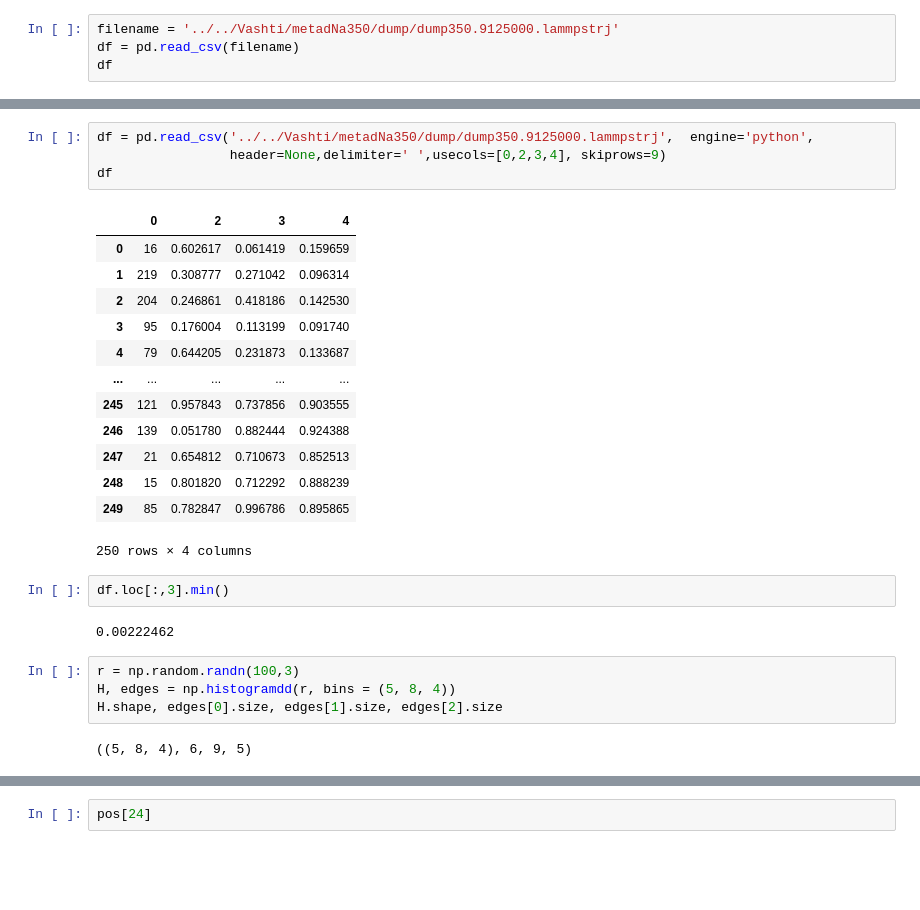
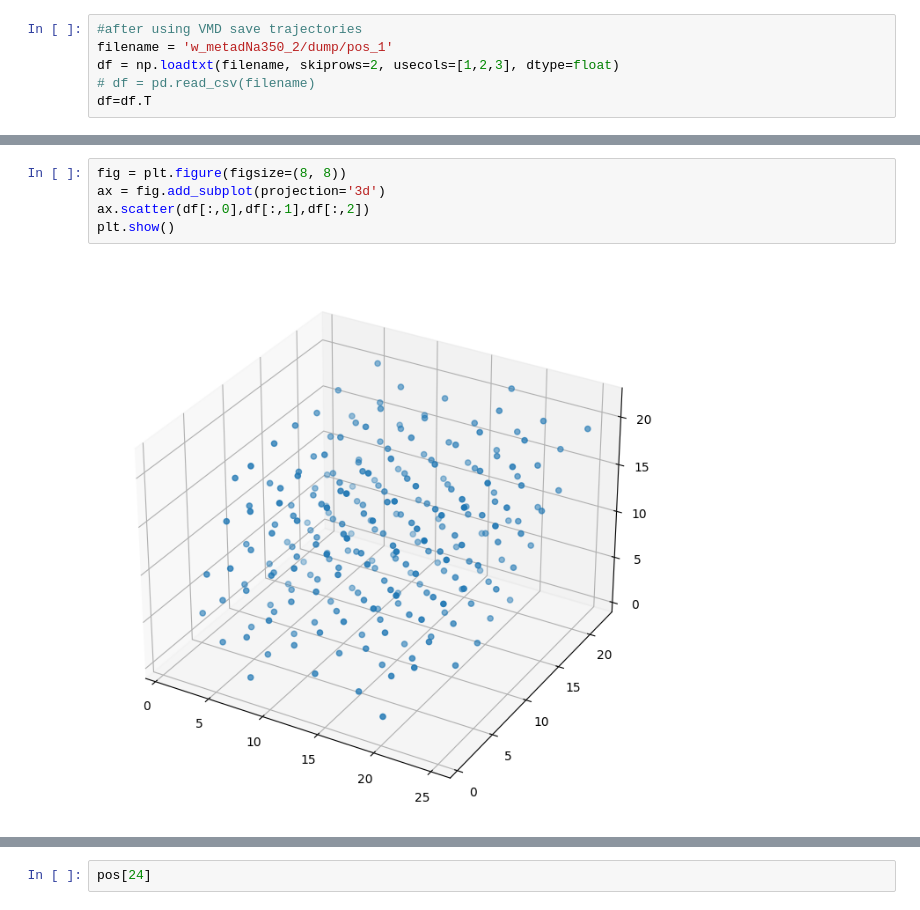
Before and after one commit to yaminbens/Proj23, a Jupyter notebook: DataManipulation.ipynb, the cells around one changed output, grey strips where cells are left out. Drawn from its saved outputs; the diff is of its cells as text; blank space fills up the shorter version.

```diff
--- a/DataManipulation.ipynb
+++ b/DataManipulation.ipynb
@@ -9,5 +10,7 @@ import raster_geometry as rg
 # %%
-filename = '../../Vashti/metadNa350/dump/dump350.9125000.lammpstrj'
-df = pd.read_csv(filename)
-df
+#after using VMD save trajectories
+filename = 'w_metadNa350_2/dump/pos_1'
+df = np.loadtxt(filename, skiprows=2, usecols=[1,2,3], dtype=float)
+# df = pd.read_csv(filename)
+df=df.T
 # %% [output]
@@ -27,28 +18,7 @@ df
-# %%
-df = pd.read_csv('../../Vashti/metadNa350/dump/dump350.9125000.lammpstrj',  engine='python',
-                 header=None,delimiter=' ',usecols=[0,2,3,4], skiprows=9)
-df
-# %% [output]
-|  | 0 | 2 | 3 | 4 |
-| 0 | 16 | 0.602617 | 0.061419 | 0.159659 |
-| 1 | 219 | 0.308777 | 0.271042 | 0.096314 |
-| 2 | 204 | 0.246861 | 0.418186 | 0.142530 |
-| 3 | 95 | 0.176004 | 0.113199 | 0.091740 |
-| 4 | 79 | 0.644205 | 0.231873 | 0.133687 |
-| ... | ... | ... | ... | ... |
-| 245 | 121 | 0.957843 | 0.737856 | 0.903555 |
-| 246 | 139 | 0.051780 | 0.882444 | 0.924388 |
-| 247 | 21 | 0.654812 | 0.710673 | 0.852513 |
-| 248 | 15 | 0.801820 | 0.712292 | 0.888239 |
-| 249 | 85 | 0.782847 | 0.996786 | 0.895865 |
-250 rows × 4 columns
-# %%
-df.loc[:,3].min()
-# %% [output]
-0.00222462
-# %%
-r = np.random.randn(100,3)
-H, edges = np.histogramdd(r, bins = (5, 8, 4))
-H.shape, edges[0].size, edges[1].size, edges[2].size
-# %% [output]
-((5, 8, 4), 6, 9, 5)
+# %%
+fig = plt.figure(figsize=(8, 8))
+ax = fig.add_subplot(projection='3d')
+ax.scatter(df[:,0],df[:,1],df[:,2])
+plt.show()
+# %% [output]
+[figure, added]
```
Also changed, not shown: parts of 9 cells of this notebook.
